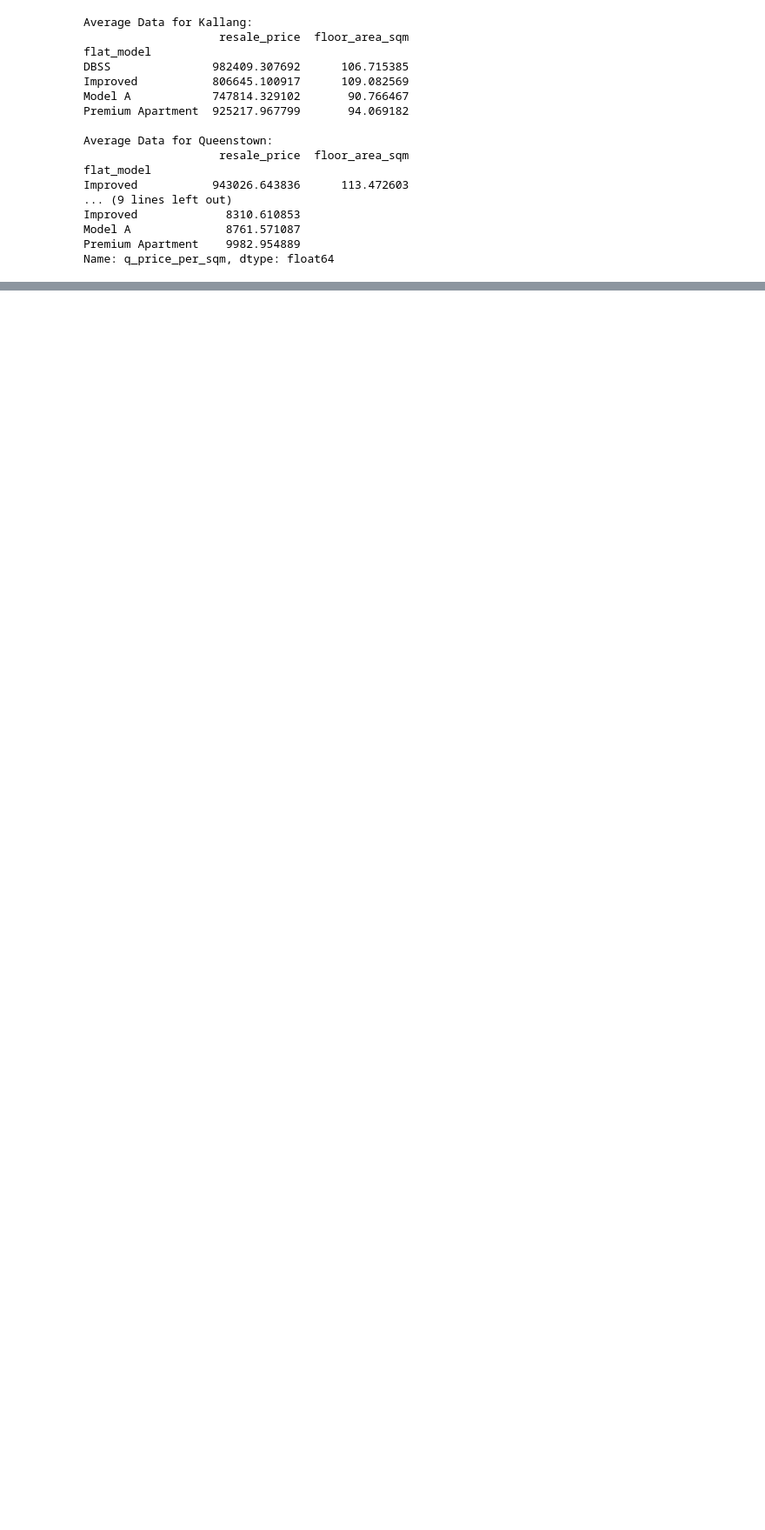
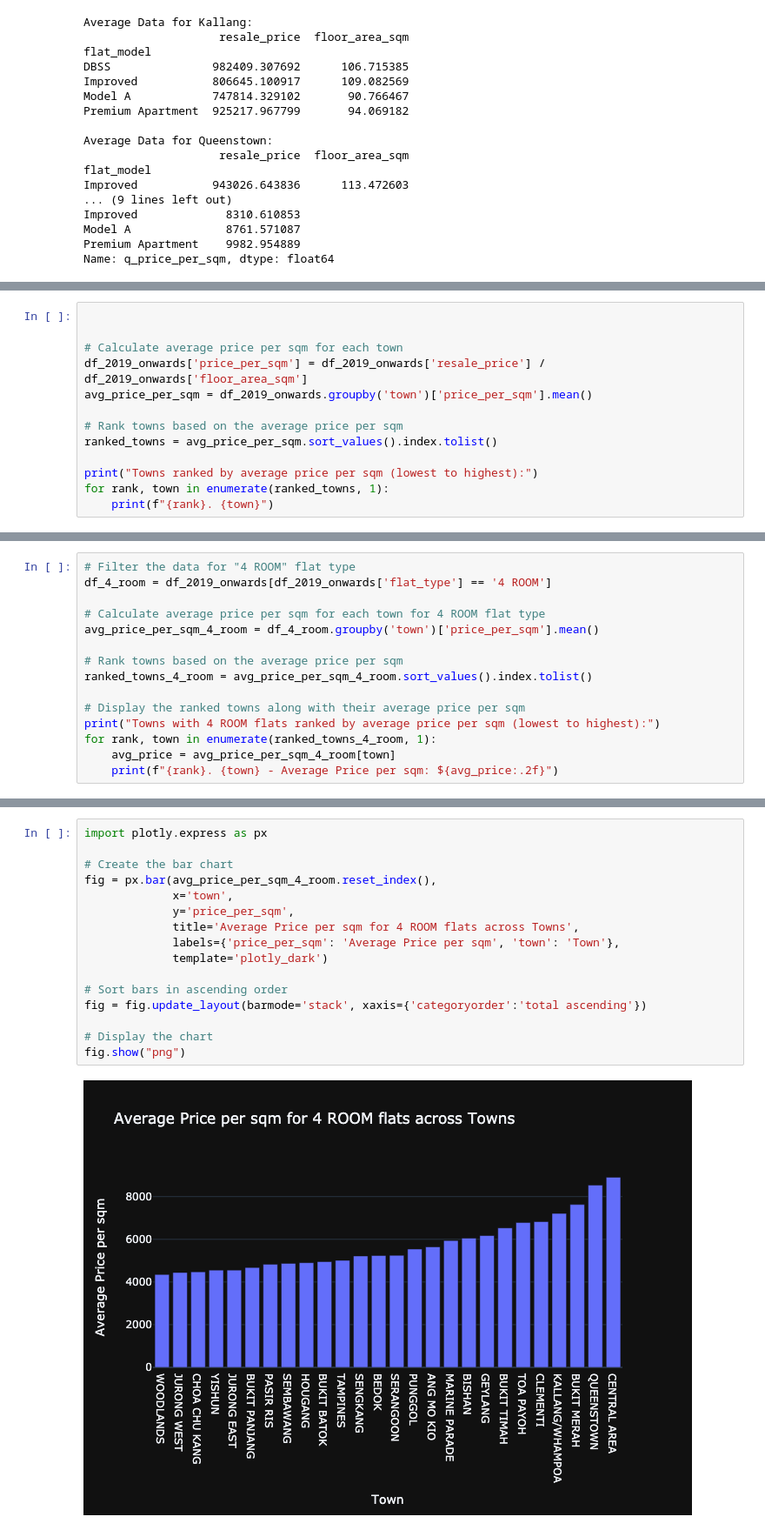
Before and after one commit to tthh97/hdbresale, a Jupyter notebook: hdbresaleanalysis-Copy1.ipynb, the cells around one changed output, grey strips where cells are left out. Shown at 87% size. Saved outputs shown, nothing was run; the diff lists cells and outputs as text; blank space fills up the shorter version.

```diff
--- a/hdbresaleanalysis-Copy1.ipynb
+++ b/hdbresaleanalysis-Copy1.ipynb
@@ -896,0 +933,13 @@ Name: q_price_per_sqm, dtype: float64
+# %%
+
+
+# Calculate average price per sqm for each town
+df_2019_onwards['price_per_sqm'] = df_2019_onwards['resale_price'] / df_2019_onwards['floor_area_sqm']
+avg_price_per_sqm = df_2019_onwards.groupby('town')['price_per_sqm'].mean()
+
+# Rank towns based on the average price per sqm
+ranked_towns = avg_price_per_sqm.sort_values().index.tolist()
+
+print("Towns ranked by average price per sqm (lowest to highest):")
+for rank, town in enumerate(ranked_towns, 1):
+    print(f"{rank}. {town}")
@@ -896,0 +966,15 @@ Name: q_price_per_sqm, dtype: float64
+# %%
+# Filter the data for "4 ROOM" flat type
+df_4_room = df_2019_onwards[df_2019_onwards['flat_type'] == '4 ROOM']
+
+# Calculate average price per sqm for each town for 4 ROOM flat type
+avg_price_per_sqm_4_room = df_4_room.groupby('town')['price_per_sqm'].mean()
+
+# Rank towns based on the average price per sqm
+ranked_towns_4_room = avg_price_per_sqm_4_room.sort_values().index.tolist()
+
+# Display the ranked towns along with their average price per sqm
+print("Towns with 4 ROOM flats ranked by average price per sqm (lowest to highest):")
+for rank, town in enumerate(ranked_towns_4_room, 1):
+    avg_price = avg_price_per_sqm_4_room[town]
+    print(f"{rank}. {town} - Average Price per sqm: ${avg_price:.2f}")
@@ -897,3 +999,21 @@ Name: q_price_per_sqm, dtype: float64
+# %%
+import plotly.express as px
+
+# Create the bar chart
+fig = px.bar(avg_price_per_sqm_4_room.reset_index(),
+             x='town',
+             y='price_per_sqm',
+             title='Average Price per sqm for 4 ROOM flats across Towns',
+             labels={'price_per_sqm': 'Average Price per sqm', 'town': 'Town'},
+             template='plotly_dark')
+
+# Sort bars in ascending order
+fig = fig.update_layout(barmode='stack', xaxis={'categoryorder':'total ascending'})
+
+# Display the chart
+fig.show("png")
+# %% [output]
+[figure, added]
 # %%
 
 
```
Also changed, not shown: parts of 9 cells of this notebook.
